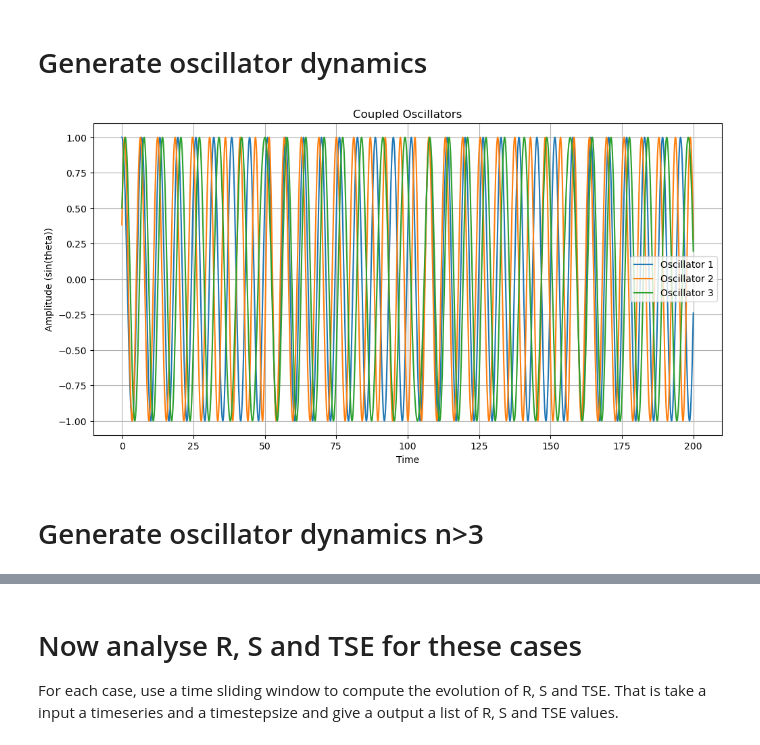
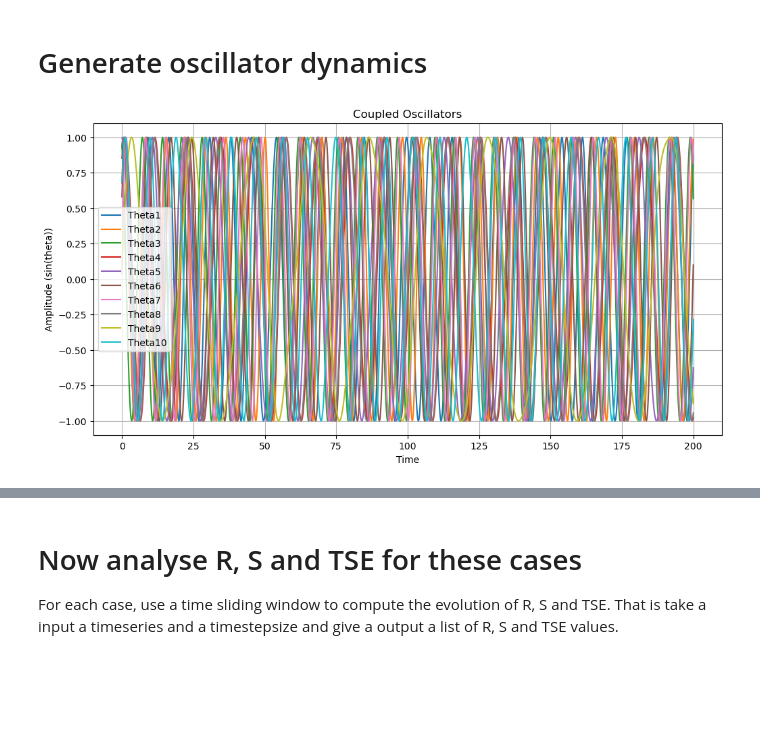
Before and after one commit to cyrilrommens/PhD_1, a Jupyter notebook: oscillator_dynamics.ipynb, the cells around one changed output, grey strips where cells are left out. Saved outputs shown, nothing was run; the diff lists cells and outputs as text; code cells hidden in the pictures; blank space fills up the shorter version.

Commit message:
explored high dimensional oscillator system, but no synergy appears

```diff
--- a/oscillator_dynamics.ipynb
+++ b/oscillator_dynamics.ipynb
@@ -238,24 +180,28 @@ np.savetxt("Data/time_series_coupled_oscillator.txt", np.column_stack((theta1_se
 # %%
 # Load the time series data from the text file into a pandas DataFrame
-df_oscillators = pd.read_csv("Data/time_series_coupled_oscillator.txt", sep=r'\s+')
+df_oscillators = pd.read_csv("Data\\time_series_coupled_oscillator.txt", sep=r'\s+')
 
-# Extract the columns as individual series (optional)
-theta1_series = df_oscillators.iloc[:, 0]
-theta2_series = df_oscillators.iloc[:, 1]
-theta3_series = df_oscillators.iloc[:, 2]
+# Extract the columns as individual series using a loop
+series_dict = {}
+for i, column_name in enumerate(df_oscillators.columns):
+    series_dict[f'theta{i+1}_series'] = df_oscillators.iloc[:, i]
 # %%
+# Generate the time array
+time = np.arange(0, 200, 0.01)
+
 # Plot the results
 plt.figure(figsize=(12, 6))
-plt.plot(time, np.sin(theta1_series), label="Oscillator 1")
-plt.plot(time, np.sin(theta2_series), label="Oscillator 2")
-plt.plot(time, np.sin(theta3_series), label="Oscillator 3")
+
+# Loop over the theta series in the dictionary
+for key, series in series_dict.items():
+    plt.plot(time, np.sin(series), label=key.replace('_series', '').capitalize())
+
+# Add plot details
 plt.title("Coupled Oscillators")
 plt.xlabel("Time")
 plt.ylabel("Amplitude (sin(theta))")
 plt.legend()
 plt.grid()
 plt.show()
 # %% [output]
-[figure, old version]
+[figure, new version]
-# %% [markdown]
-# Generate oscillator dynamics n>3
```
Also changed, not shown: parts of 19 cells of this notebook, 2 other files.
